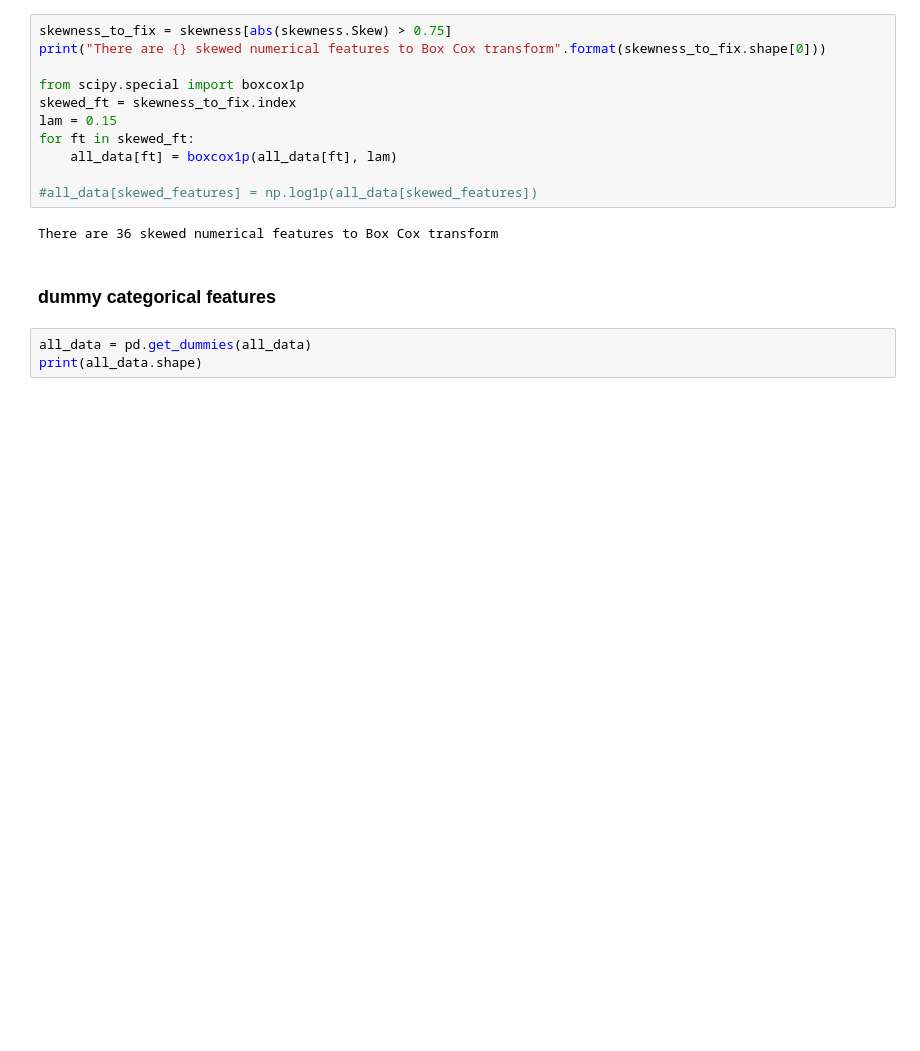
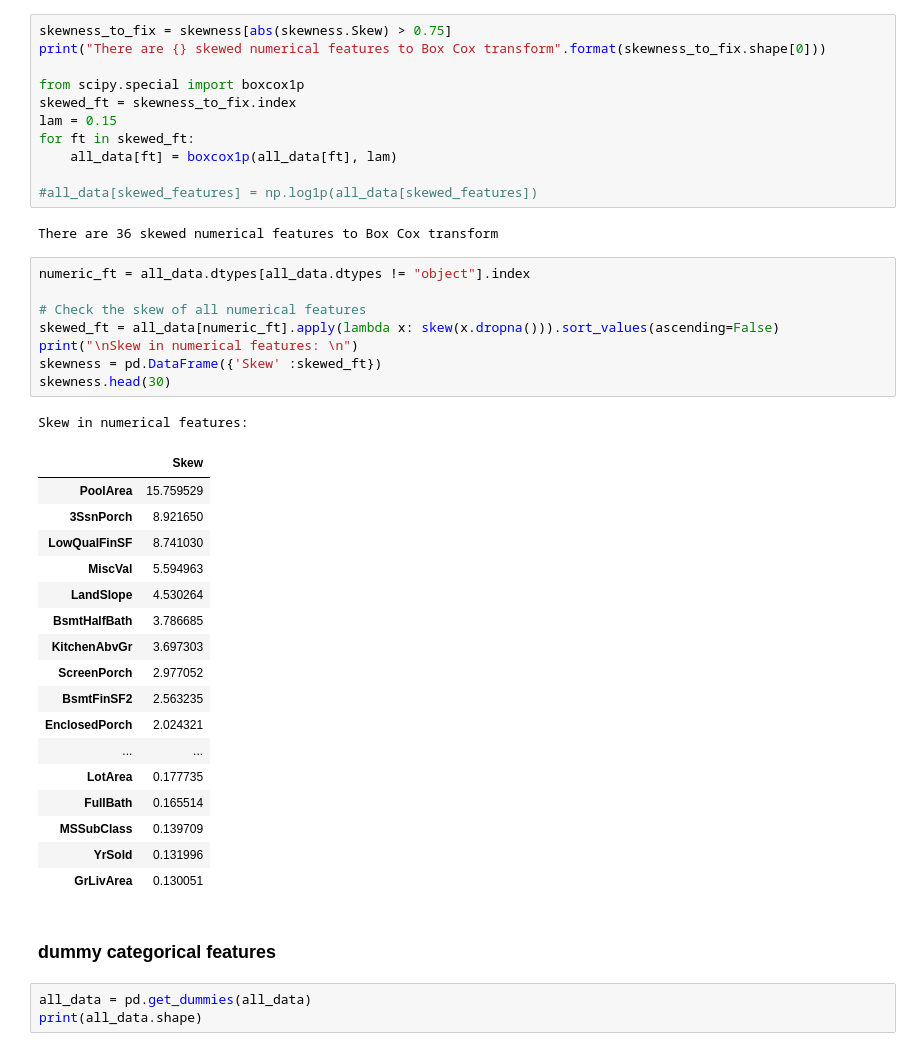
Before and after one commit to wh228/House_price_predicting, a Jupyter notebook: EDA_FE.ipynb, the cells around one changed output. Saved outputs shown, nothing was run; the diff lists cells and outputs as text; blank space fills up the shorter version.

```diff
--- a/EDA_model_submission.ipynb
+++ b/EDA_FE.ipynb
@@ -253,6 +261,33 @@ for ft in skewed_ft:
 #all_data[skewed_features] = np.log1p(all_data[skewed_features])
 # %% [output]
 There are 36 skewed numerical features to Box Cox transform
+# %%
+numeric_ft = all_data.dtypes[all_data.dtypes != "object"].index
+
+# Check the skew of all numerical features
+skewed_ft = all_data[numeric_ft].apply(lambda x: skew(x.dropna())).sort_values(ascending=False)
+print("\nSkew in numerical features: \n")
+skewness = pd.DataFrame({'Skew' :skewed_ft})
+skewness.head(30)
+# %% [output]
+Skew in numerical features:
+|  | Skew |
+| PoolArea | 15.759529 |
+| 3SsnPorch | 8.921650 |
+| LowQualFinSF | 8.741030 |
+| MiscVal | 5.594963 |
+| LandSlope | 4.530264 |
+| BsmtHalfBath | 3.786685 |
+| KitchenAbvGr | 3.697303 |
+| ScreenPorch | 2.977052 |
+| BsmtFinSF2 | 2.563235 |
+| EnclosedPorch | 2.024321 |
+| ... | ... |
+| LotArea | 0.177735 |
+| FullBath | 0.165514 |
+| MSSubClass | 0.139709 |
+| YrSold | 0.131996 |
+| GrLivArea | 0.130051 |
 # %% [markdown]
 ### dummy categorical features
 # %%
```
Also changed, not shown: parts of 31 cells of this notebook, 3 other files.
